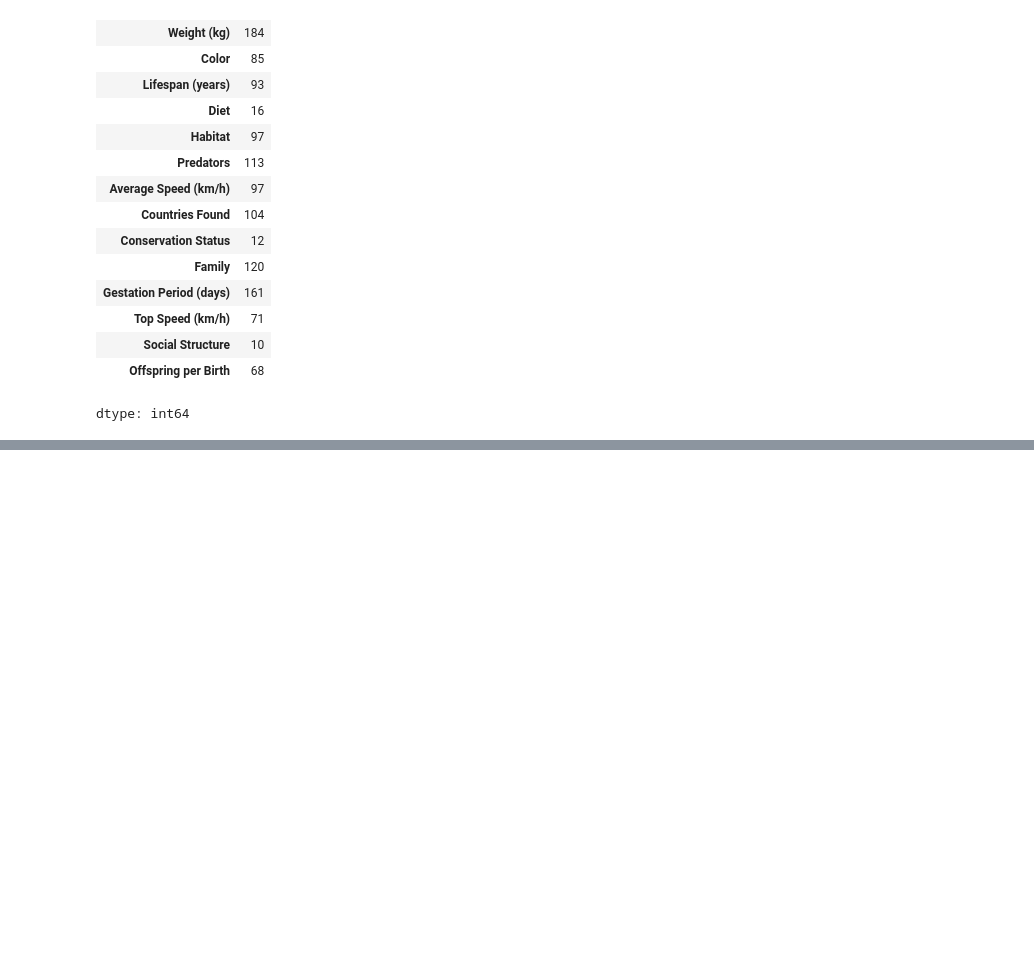
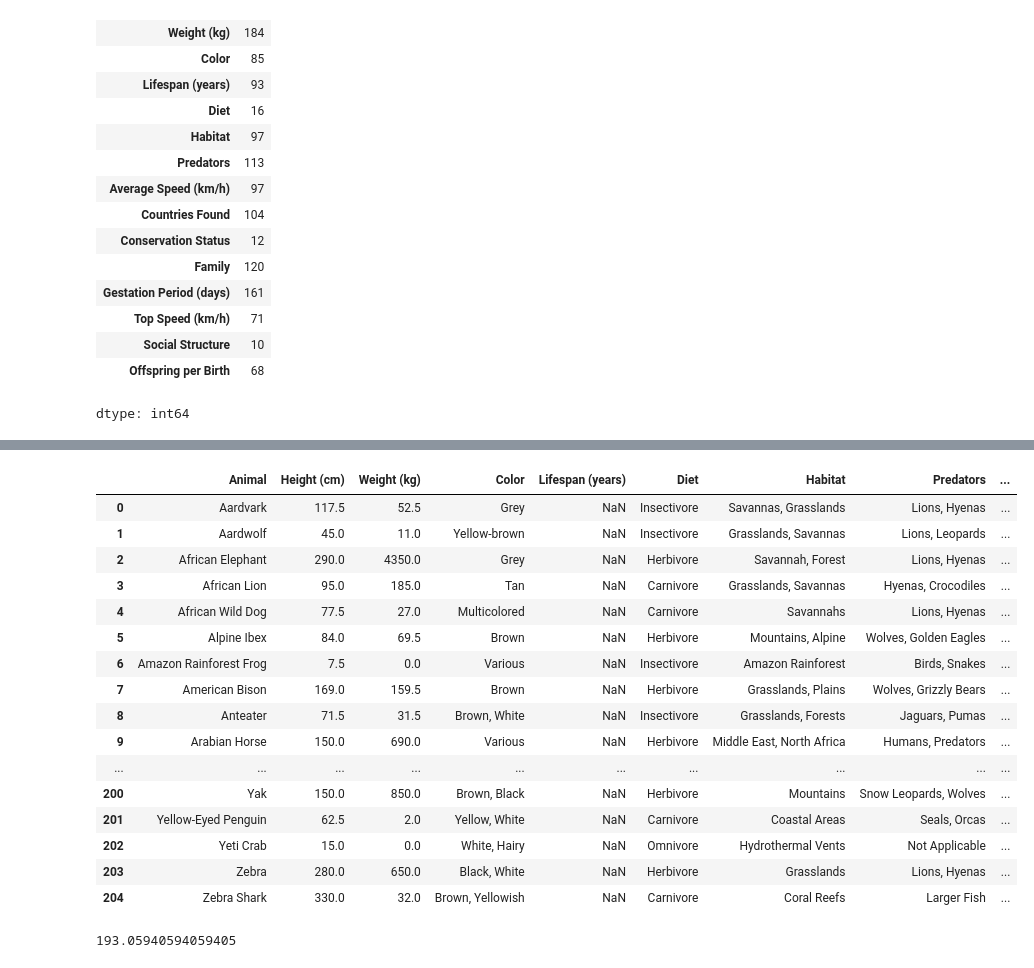
Before and after one commit to GOWRISHANKARK80/Animal-Dataset, a Jupyter notebook: Animal_Dataset.ipynb, the cells around one changed output, grey strips where cells are left out. Saved outputs shown, nothing was run; the diff lists cells and outputs as text; code cells hidden in the pictures; blank space fills up the shorter version.

```diff
--- a/Animal_Dataset.ipynb
+++ b/Animal_Dataset.ipynb
@@ -92 +85,3 @@ dtypes: object(16)
 memory usage: 25.8+ KB
+# %%
+df['Height (kg)']= df['Height (kg)'].str.extract(r'(\d+)-?(\d+)?').astype(float).mean(axix=1)
@@ -92,0 +90,2 @@ memory usage: 25.8+ KB
+# %%
+df['Weight (kg)'] = pd.to_numeric(df['Weight (kg)'], errors='coerce').astype(float)
@@ -92,0 +112,6 @@ memory usage: 25.8+ KB
+# %%
+df['Lifespan (years)'] = pd.to_numeric(df['Lifespan (years)'], errors='coerce').astype(float)
+df['Average Speed (km/h)'] = pd.to_numeric(df['Average Speed (km/h)'], errors='coerce').astype(float)
+df['Gestation Period (days)'] = pd.to_numeric(df['Gestation Period (days)'], errors='coerce').astype(float)
+df['Top Speed (km/h)'] = pd.to_numeric(df['Top Speed (km/h)'], errors='coerce').astype(float)
+df['Offspring per Birth'] = pd.to_numeric(df['Offspring per Birth'], errors='coerce').astype(float)
@@ -92,0 +138,24 @@ memory usage: 25.8+ KB
+# %%
+df
+# %% [output]
+|  | Animal | Height (cm) | Weight (kg) | Color | Lifespan (years) | Diet | Habitat | Predators | ... |
+| 0 | Aardvark | 117.5 | 52.5 | Grey | NaN | Insectivore | Savannas, Grasslands | Lions, Hyenas | ... |
+| 1 | Aardwolf | 45.0 | 11.0 | Yellow-brown | NaN | Insectivore | Grasslands, Savannas | Lions, Leopards | ... |
+| 2 | African Elephant | 290.0 | 4350.0 | Grey | NaN | Herbivore | Savannah, Forest | Lions, Hyenas | ... |
+| 3 | African Lion | 95.0 | 185.0 | Tan | NaN | Carnivore | Grasslands, Savannas | Hyenas, Crocodiles | ... |
+| 4 | African Wild Dog | 77.5 | 27.0 | Multicolored | NaN | Carnivore | Savannahs | Lions, Hyenas | ... |
+| 5 | Alpine Ibex | 84.0 | 69.5 | Brown | NaN | Herbivore | Mountains, Alpine | Wolves, Golden Eagles | ... |
+| 6 | Amazon Rainforest Frog | 7.5 | 0.0 | Various | NaN | Insectivore | Amazon Rainforest | Birds, Snakes | ... |
+| 7 | American Bison | 169.0 | 159.5 | Brown | NaN | Herbivore | Grasslands, Plains | Wolves, Grizzly Bears | ... |
+| 8 | Anteater | 71.5 | 31.5 | Brown, White | NaN | Insectivore | Grasslands, Forests | Jaguars, Pumas | ... |
+| 9 | Arabian Horse | 150.0 | 690.0 | Various | NaN | Herbivore | Middle East, North Africa | Humans, Predators | ... |
+| ... | ... | ... | ... | ... | ... | ... | ... | ... | ... |
+| 200 | Yak | 150.0 | 850.0 | Brown, Black | NaN | Herbivore | Mountains | Snow Leopards, Wolves | ... |
+| 201 | Yellow-Eyed Penguin | 62.5 | 2.0 | Yellow, White | NaN | Carnivore | Coastal Areas | Seals, Orcas | ... |
+| 202 | Yeti Crab | 15.0 | 0.0 | White, Hairy | NaN | Omnivore | Hydrothermal Vents | Not Applicable | ... |
+| 203 | Zebra | 280.0 | 650.0 | Black, White | NaN | Herbivore | Grasslands | Lions, Hyenas | ... |
+| 204 | Zebra Shark | 330.0 | 32.0 | Brown, Yellowish | NaN | Carnivore | Coral Reefs | Larger Fish | ... |
+# %%
+df['Height (cm)'].mean()
+# %% [output]
+193.05940594059405
```
Also changed, not shown: parts of 6 cells of this notebook.
